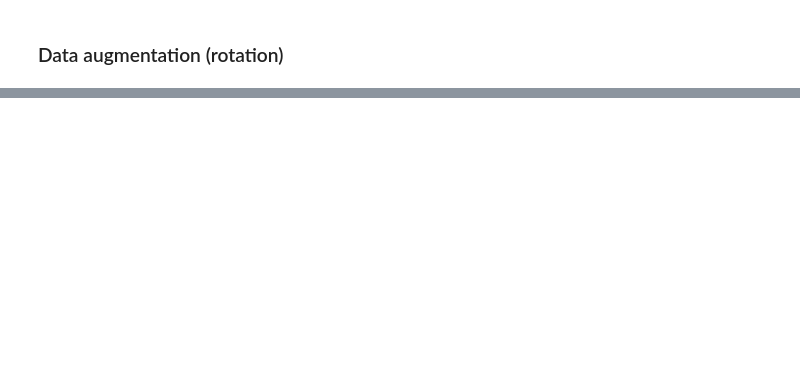
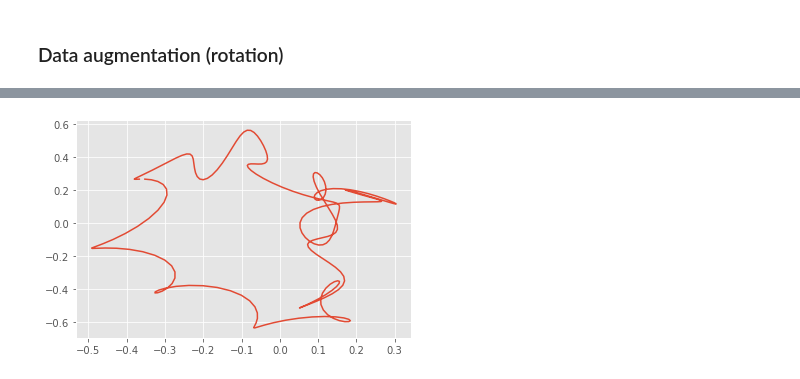
Before and after one commit to ArthurFDLR/race-track-generator, a Jupyter notebook: src/gan-custom.ipynb, the cells around one changed output, grey strips where cells are left out. Cells and saved outputs as stored; diff of their text form; code cells hidden in the pictures; blank space fills up the shorter version.

```diff
--- a/src/gan-custom.ipynb
+++ b/src/gan-custom.ipynb
@@ -124,0 +157,38 @@ plt.close(fig)
+# %%
+from tensorflow.keras import layers
+
+ENCODING_SIZE = 2**4
+
+def make_generator_model():
+    model = tf.keras.Sequential()
+    model.add(layers.Dense(32, use_bias=False, input_shape=(ENCODING_SIZE,)))
+    model.add(layers.BatchNormalization(momentum=0.8))
+    model.add(layers.LeakyReLU(alpha=0.2))
+
+    model.add(layers.Dense(64, use_bias=False))
+    model.add(layers.BatchNormalization(momentum=0.8))
+    model.add(layers.LeakyReLU(alpha=0.2))
+
+    model.add(layers.Dense(64, use_bias=False))
+    model.add(layers.BatchNormalization(momentum=0.8))
+    model.add(layers.LeakyReLU(alpha=0.2))
+
+    model.add(layers.Dense(128, use_bias=False))
+    model.add(layers.BatchNormalization(momentum=0.8))
+    model.add(layers.LeakyReLU(alpha=0.2))
+
+    model.add(layers.Dense(SMOOTHING_ORDER*2, use_bias=False, activation='tanh'))
+    assert model.output_shape == (None, SMOOTHING_ORDER*2) # Note: None is the batch size, times 2 for flat representation, use output.view(np.complex64)
+
+    return model
+# %%
+generator = make_generator_model()
+generator.summary()
+
+noise = tf.random.normal([1, ENCODING_SIZE])
+generated_descp = generator([noise], training=False)
+
+generated_track = np.fft.ifft(pad_descriptors(generated_descp.numpy().view(np.complex64)*NORMALIZATION_FACTOR))
+plt.plot(generated_track.real, generated_track.imag)
+plt.show()
+plt.close(fig)
@@ -124,0 +374,9 @@ plt.close(fig)
+# %%
+plt.clf()
+generated_descp = generator(tf.random.normal([1,ENCODING_SIZE]), training=False)[0]
+generated_descp = generated_descp * NORMALIZATION_FACTOR
+generated_track = np.fft.ifft(pad_descriptors(generated_descp.numpy().view(np.complex64)))
+plt.plot(generated_track.real, generated_track.imag)
+plt.show()
+# %% [output]
+[figure, added]
```
Also changed, not shown: parts of 25 cells of this notebook.
